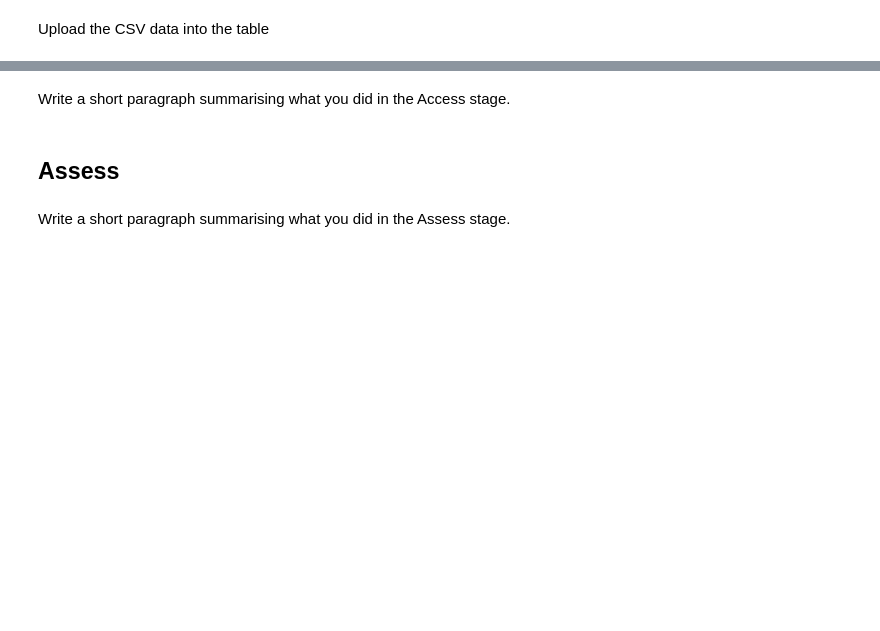
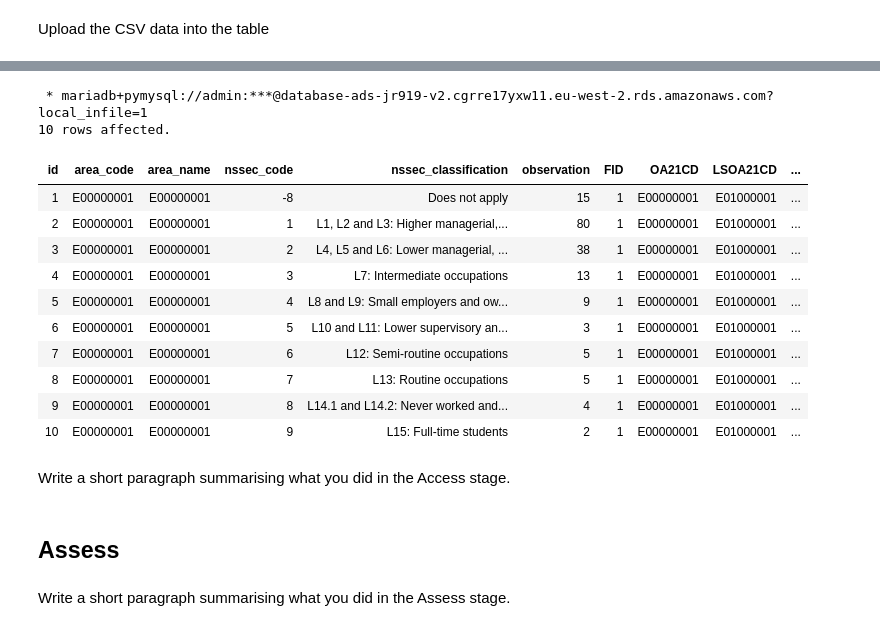
Before and after one commit to jr919cam/jr919_ads_2024, a Jupyter notebook: _notebooks/ads_course_assessment.ipynb, the cells around one changed output, grey strips where cells are left out. Drawn from its saved outputs; the diff is of its cells as text; code cells hidden in the pictures; blank space fills up the shorter version.

```diff
--- a/_notebooks/ads_course_assessment.ipynb
+++ b/_notebooks/ads_course_assessment.ipynb
@@ -274,3 +331,20 @@ SELECT * FROM qualification_household_data LIMIT 5
+# %%
+%%sql
+select * from ns_sec_data as ns join census_coords_data as cc on ns.area_code = cc.OA21CD limit 10
+# %% [output]
+ * mariadb+pymysql://admin:***@database-ads-jr919-v2.cgrre17yxw11.eu-west-2.rds.amazonaws.com?local_infile=1
+10 rows affected.
+| id | area_code | area_name | nssec_code | nssec_classification | observation | FID | OA21CD | LSOA21CD | ... |
+| 1 | E00000001 | E00000001 | -8 | Does not apply | 15 | 1 | E00000001 | E01000001 | ... |
+| 2 | E00000001 | E00000001 | 1 | L1, L2 and L3: Higher managerial,... | 80 | 1 | E00000001 | E01000001 | ... |
+| 3 | E00000001 | E00000001 | 2 | L4, L5 and L6: Lower managerial, ... | 38 | 1 | E00000001 | E01000001 | ... |
+| 4 | E00000001 | E00000001 | 3 | L7: Intermediate occupations | 13 | 1 | E00000001 | E01000001 | ... |
+| 5 | E00000001 | E00000001 | 4 | L8 and L9: Small employers and ow... | 9 | 1 | E00000001 | E01000001 | ... |
+| 6 | E00000001 | E00000001 | 5 | L10 and L11: Lower supervisory an... | 3 | 1 | E00000001 | E01000001 | ... |
+| 7 | E00000001 | E00000001 | 6 | L12: Semi-routine occupations | 5 | 1 | E00000001 | E01000001 | ... |
+| 8 | E00000001 | E00000001 | 7 | L13: Routine occupations | 5 | 1 | E00000001 | E01000001 | ... |
+| 9 | E00000001 | E00000001 | 8 | L14.1 and L14.2: Never worked and... | 4 | 1 | E00000001 | E01000001 | ... |
+| 10 | E00000001 | E00000001 | 9 | L15: Full-time students | 2 | 1 | E00000001 | E01000001 | ... |
 # %% [markdown]
 Write a short paragraph summarising what you did in the Access stage.
 # %% [markdown]
```
Also changed, not shown: parts of 14 cells of this notebook.
